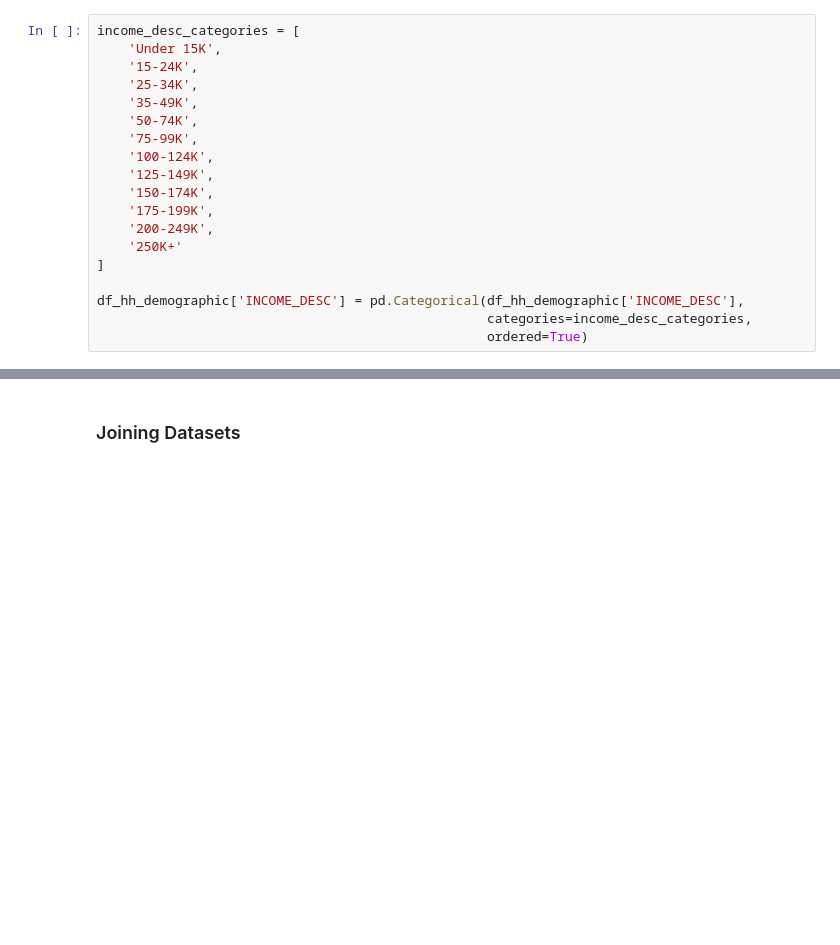
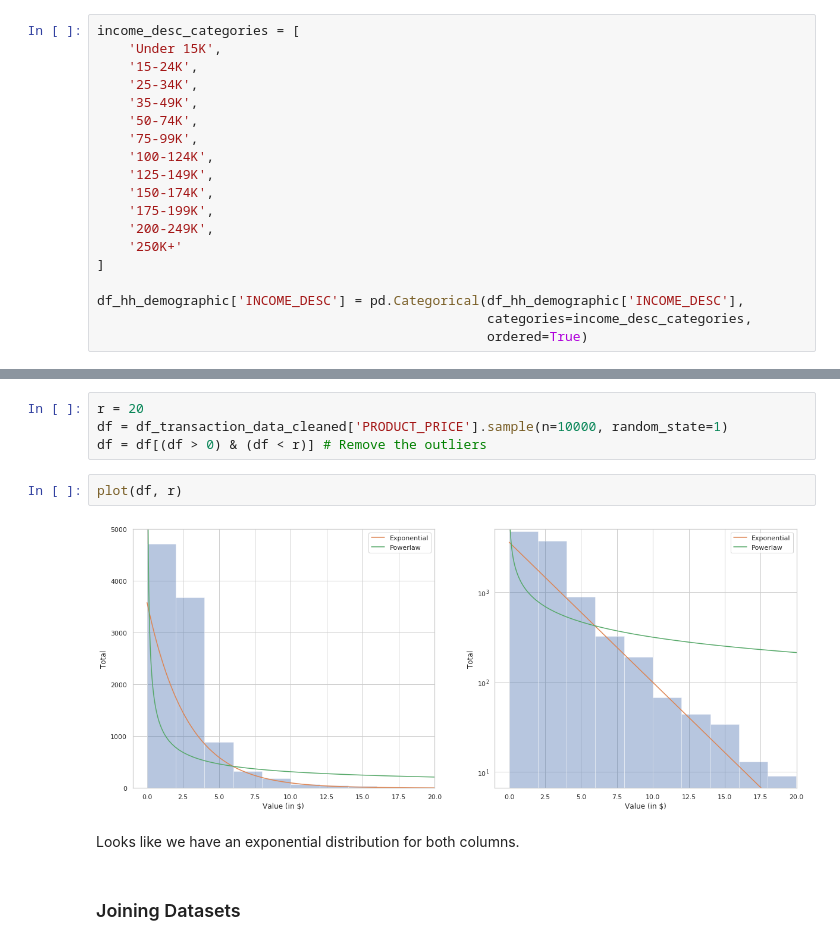
Before and after one commit to BoschSamuel/ADA_Project_2019, a Jupyter notebook: RQ7_mladen.ipynb, the cells around one changed output, grey strips where cells are left out. Drawn from its saved outputs; the diff is of its cells as text; blank space fills up the shorter version.

```diff
--- a/RQ7_mladen.ipynb
+++ b/RQ7_mladen.ipynb
@@ -151,3 +225,13 @@ df_hh_demographic['INCOME_DESC'] = pd.Categorical(df_hh_demographic['INCOME_DESC
+# %%
+r = 20
+df = df_transaction_data_cleaned['PRODUCT_PRICE'].sample(n=10000, random_state=1)
+df = df[(df > 0) & (df < r)] # Remove the outliers
+# %%
+plot(df, r)
+# %% [output]
+[figure, added]
+# %% [markdown]
+Looks like we have an exponential distribution for both columns.
 # %% [markdown]
 ### Joining Datasets
 # %% [markdown]
```
Also changed, not shown: parts of 52 cells of this notebook.
